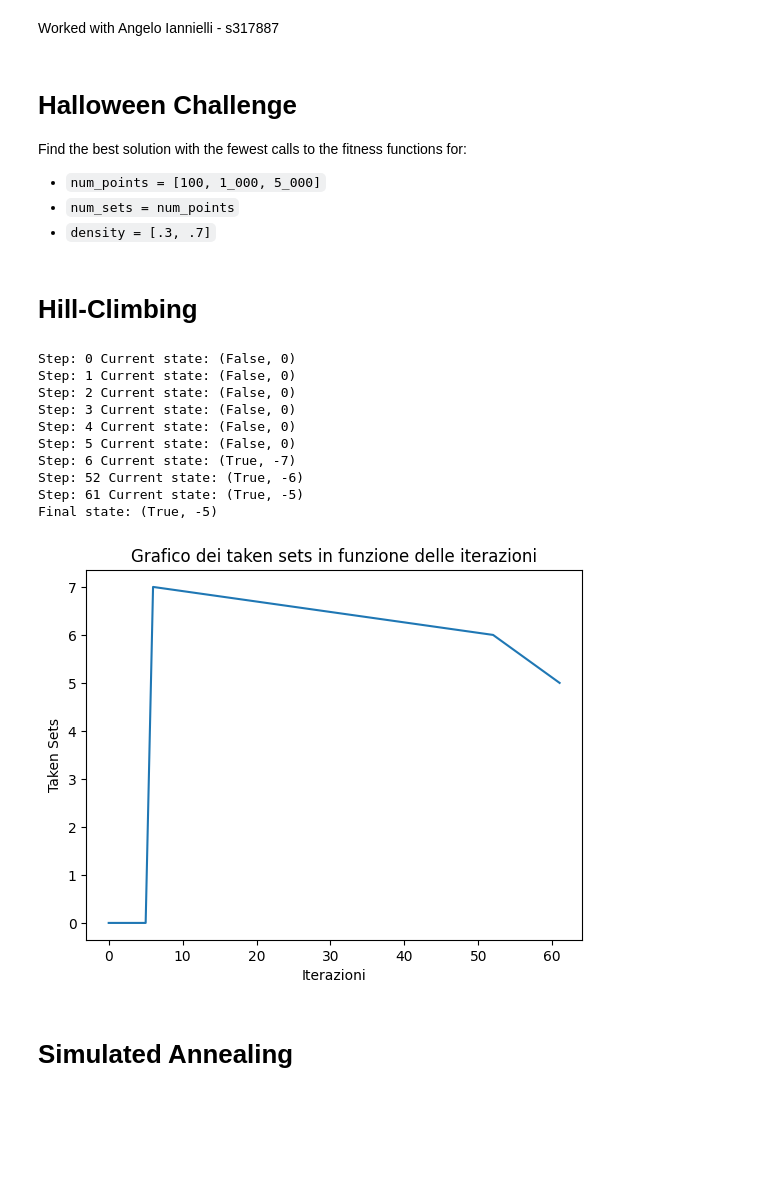
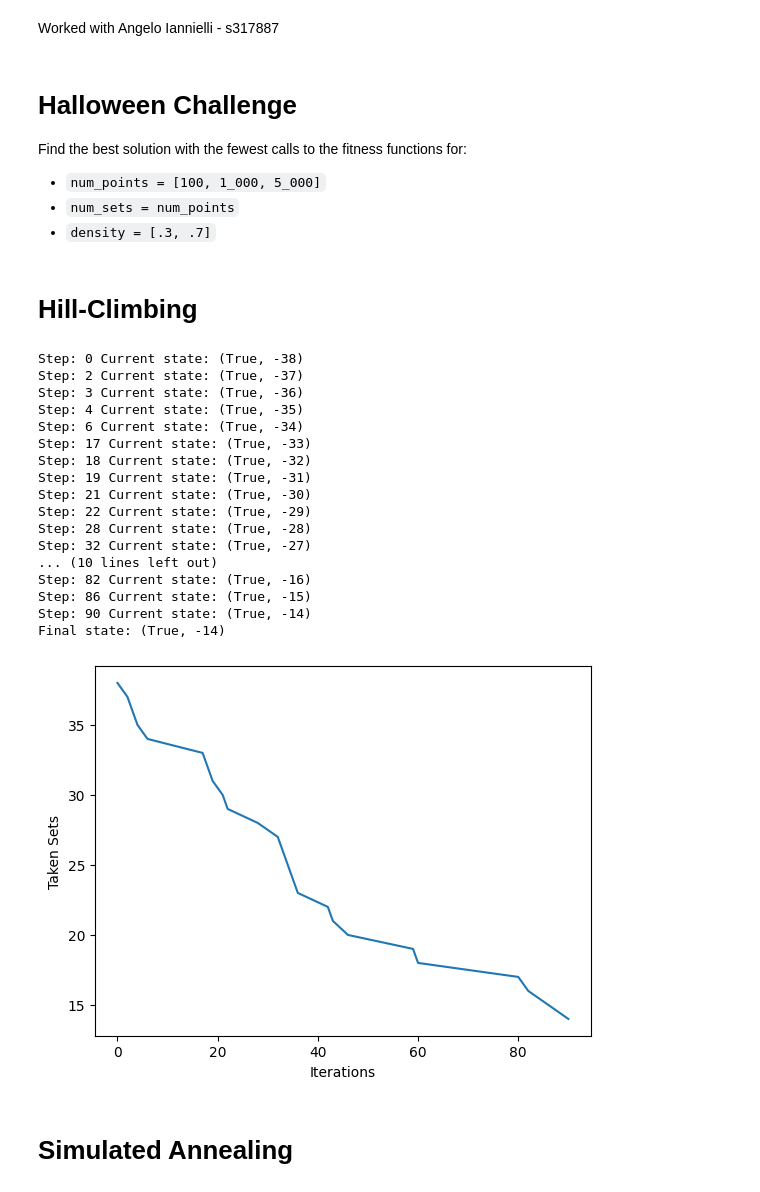
Before and after one commit to Nicocarad/ci23, a Jupyter notebook: Halloween.ipynb, the cells around one changed output. Cells and saved outputs as stored; diff of their text form; code cells hidden in the pictures; blank space fills up the shorter version.

```diff
--- a/Halloween.ipynb
+++ b/Halloween.ipynb
@@ -16,3 +16,8 @@ density = [.3, .7]
+# %%
+points = num_points[0]
+sets = num_sets[0]
+den = density[0]
+iterations = 100
 # %%
 def make_set_covering_problem(num_points, num_sets, density):
     """Returns a sparse array where rows are sets and columns are the covered items"""
@@ -29,11 +34,11 @@ def make_set_covering_problem(num_points, num_sets, density):
 
 Find the best solution with the fewest calls to the fitness functions for:
 
-* `num_points = [100, 1_000, 5_000]`
-* `num_sets = num_points`
-* `density = [.3, .7]`
+- `num_points = [100, 1_000, 5_000]`
+- `num_sets = num_points`
+- `density = [.3, .7]`
 # %%
-SETS = make_set_covering_problem(num_points[1], num_sets[1], density[1])
+SETS = make_set_covering_problem(points, sets, den)
 # %% [markdown]
 # Hill-Climbing
 # %%
@@ -44,54 +49,57 @@ def evaluate(state):
         reduce(
             np.logical_or,
             [SETS.getrow(i).toarray().flatten() for i, t in enumerate(state) if t],
-            np.array([False for _ in range(num_points[1])]),
+            np.array([False for _ in range(points)]),
         )
     )
     return valid, -cost if valid else 0
 # %%
 def tweak(state):
     new_state = copy(state)
-    index = randint(0, num_sets[1] - 1)
+    index = randint(0, sets - 1)
     new_state[index] = not new_state[index]
 
-
     return new_state
 # %%
-
-current_state = [choice([True, False]) for _ in range(num_sets[1])]
+current_state = [choice([True, False]) for _ in range(sets)]
 # current_state = [choice([False]) for _ in range(num_sets[1])]
 taken_sets = []
-iterations = 10000
+
 iteration_sets = []
 for step in range(iterations):
-
     new_state = tweak(current_state)
     if evaluate(new_state) >= evaluate(current_state):
         current_state = new_state
         # print(current_state, evaluate(current_state))
         taken_sets.append(-evaluate(current_state)[1])
         iteration_sets.append(step)
         print("Step: " + str(step) + " Current state: " + str(evaluate(current_state)))
 
 print("Final state:", evaluate(current_state))
 
-plt.plot(iteration_sets,taken_sets)
-plt.xlabel('Iterazioni')
-plt.ylabel('Taken Sets')
-plt.title('Grafico dei taken sets in funzione delle iterazioni')
+plt.plot(iteration_sets, taken_sets)
+plt.xlabel("Iterations")
+plt.ylabel("Taken Sets")
 plt.show()
 # %% [output]
-Step: 0 Current state: (False, 0)
-Step: 1 Current state: (False, 0)
-Step: 2 Current state: (False, 0)
-Step: 3 Current state: (False, 0)
-Step: 4 Current state: (False, 0)
-Step: 5 Current state: (False, 0)
-Step: 6 Current state: (True, -7)
-Step: 52 Current state: (True, -6)
-Step: 61 Current state: (True, -5)
-Final state: (True, -5)
+Step: 0 Current state: (True, -38)
+Step: 2 Current state: (True, -37)
+Step: 3 Current state: (True, -36)
+Step: 4 Current state: (True, -35)
+Step: 6 Current state: (True, -34)
+Step: 17 Current state: (True, -33)
+Step: 18 Current state: (True, -32)
+Step: 19 Current state: (True, -31)
+Step: 21 Current state: (True, -30)
+Step: 22 Current state: (True, -29)
+Step: 28 Current state: (True, -28)
+Step: 32 Current state: (True, -27)
+... (10 lines left out)
+Step: 82 Current state: (True, -16)
+Step: 86 Current state: (True, -15)
+Step: 90 Current state: (True, -14)
+Final state: (True, -14)
-[figure, old version]
+[figure, new version]
 # %% [markdown]
 # Simulated Annealing
 # %%
```
Also changed, not shown: parts of 9 cells of this notebook, 1 other file.
